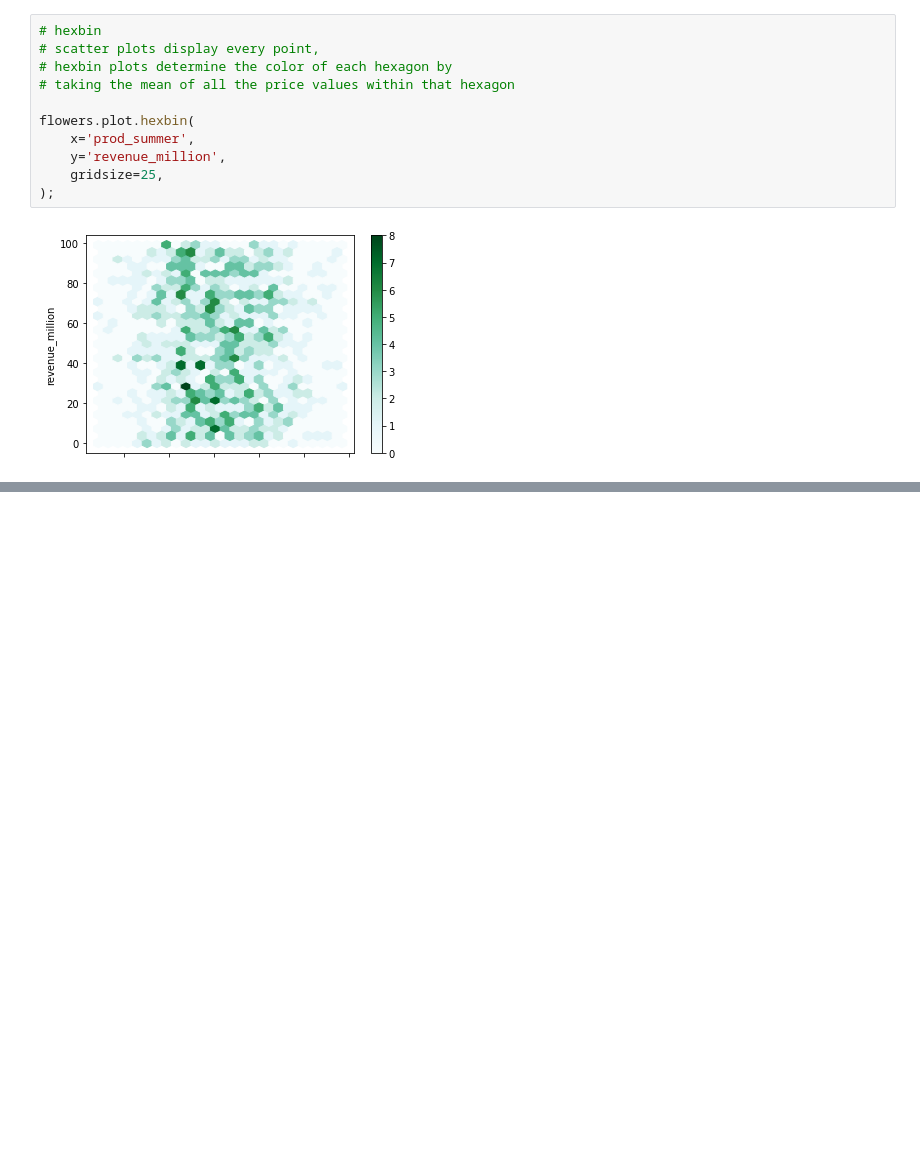
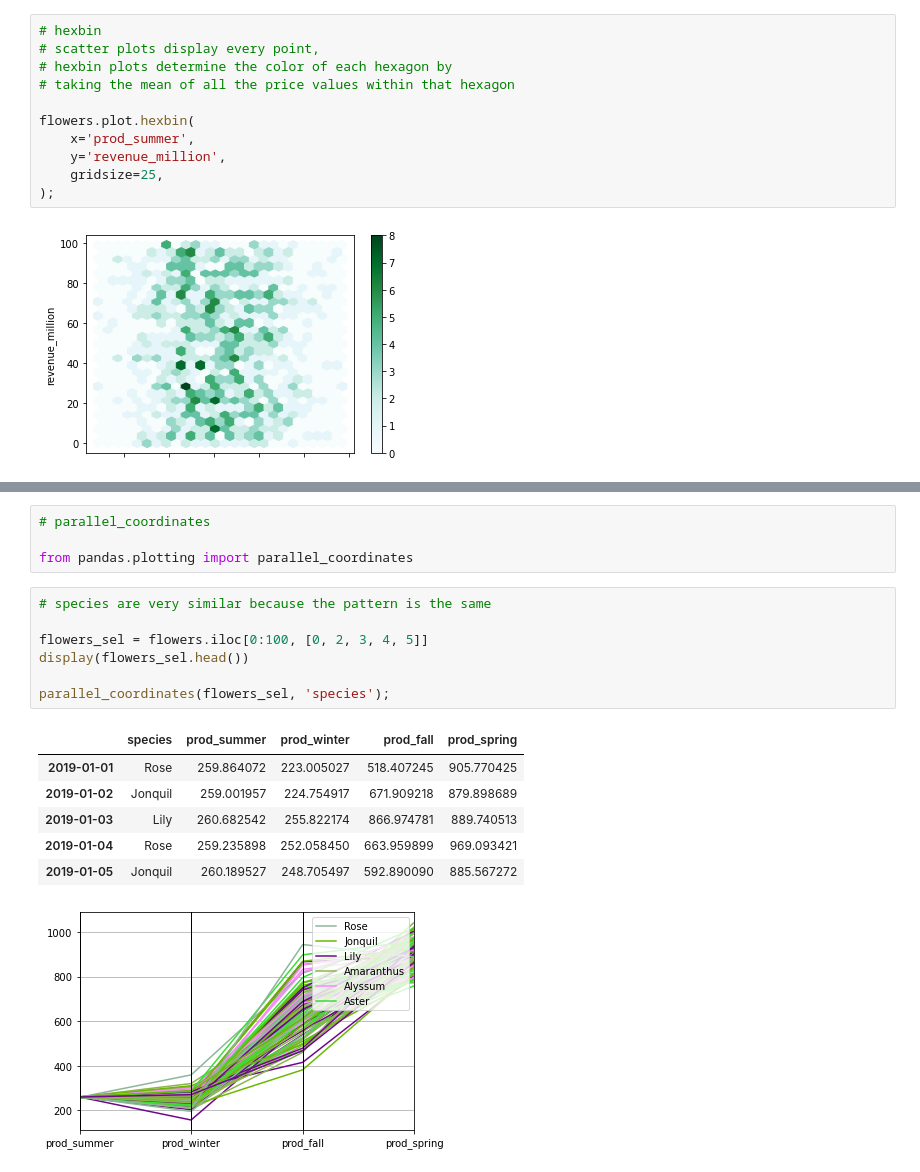
Before and after one commit to amin-torabi/learndataa, a Jupyter notebook: ds_beginner/pandas.ipynb, the cells around one changed output, grey strips where cells are left out. Saved outputs shown, nothing was run; the diff lists cells and outputs as text; blank space fills up the shorter version.

```diff
--- a/ds_beginner/pandas.ipynb
+++ b/ds_beginner/pandas.ipynb
@@ -2173,0 +2249,19 @@ flowers.plot.hexbin(
+# %%
+# parallel_coordinates
+
+from pandas.plotting import parallel_coordinates
+# %%
+# species are very similar because the pattern is the same
+
+flowers_sel = flowers.iloc[0:100, [0, 2, 3, 4, 5]]
+display(flowers_sel.head())
+
+parallel_coordinates(flowers_sel, 'species');
+# %% [output]
+|  | species | prod_summer | prod_winter | prod_fall | prod_spring |
+| 2019-01-01 | Rose | 259.864072 | 223.005027 | 518.407245 | 905.770425 |
+| 2019-01-02 | Jonquil | 259.001957 | 224.754917 | 671.909218 | 879.898689 |
+| 2019-01-03 | Lily | 260.682542 | 255.822174 | 866.974781 | 889.740513 |
+| 2019-01-04 | Rose | 259.235898 | 252.058450 | 663.959899 | 969.093421 |
+| 2019-01-05 | Jonquil | 260.189527 | 248.705497 | 592.890090 | 885.567272 |
+[figure, added]
```
Also changed, not shown: parts of 31 cells of this notebook.
